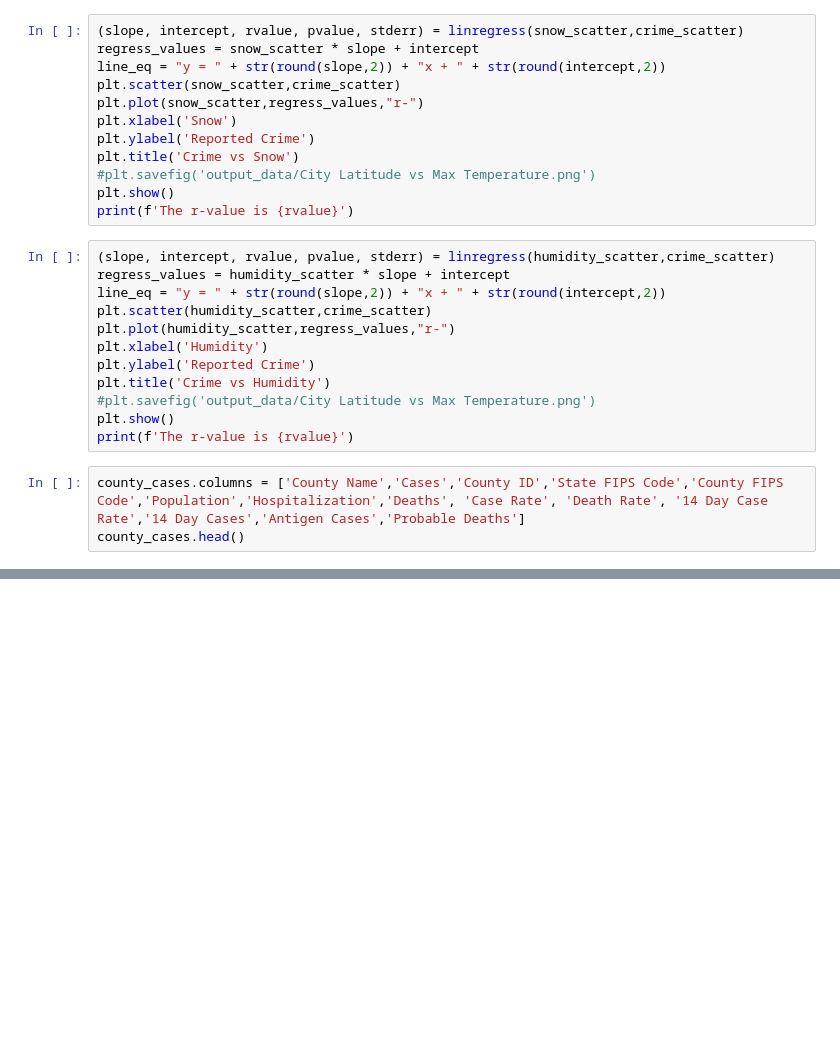
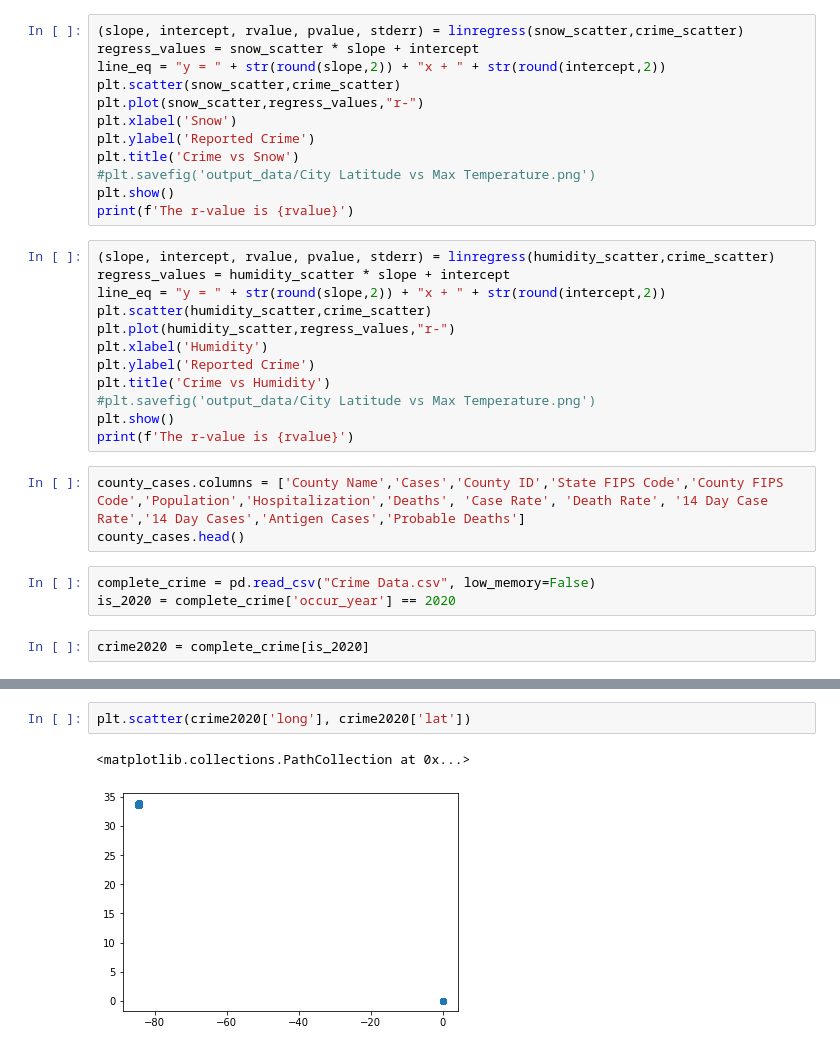
Before and after one commit to iiiramal/project-1-team-4, a Jupyter notebook: project-1-team-4.ipynb, the cells around one changed output, grey strips where cells are left out. Cells and saved outputs as stored; diff of their text form; blank space fills up the shorter version.

```diff
--- a/project-1-team-4.ipynb
+++ b/project-1-team-4.ipynb
@@ -224,3 +373,8 @@ print(f'The r-value is {rvalue}')
 # %%
 county_cases.columns = ['County Name','Cases','County ID','State FIPS Code','County FIPS Code','Population','Hospitalization','Deaths', 'Case Rate', 'Death Rate', '14 Day Case Rate','14 Day Cases','Antigen Cases','Probable Deaths']
 county_cases.head()
+# %%
+complete_crime = pd.read_csv("Crime Data.csv", low_memory=False)
+is_2020 = complete_crime['occur_year'] == 2020
+# %%
+crime2020 = complete_crime[is_2020]
@@ -226,0 +390,5 @@ county_cases.head()
+# %%
+plt.scatter(crime2020['long'], crime2020['lat'])
+# %% [output]
+<matplotlib.collections.PathCollection at 0x...>
+[figure, added]
```
Also changed, not shown: parts of 16 cells of this notebook, 44 other files.
